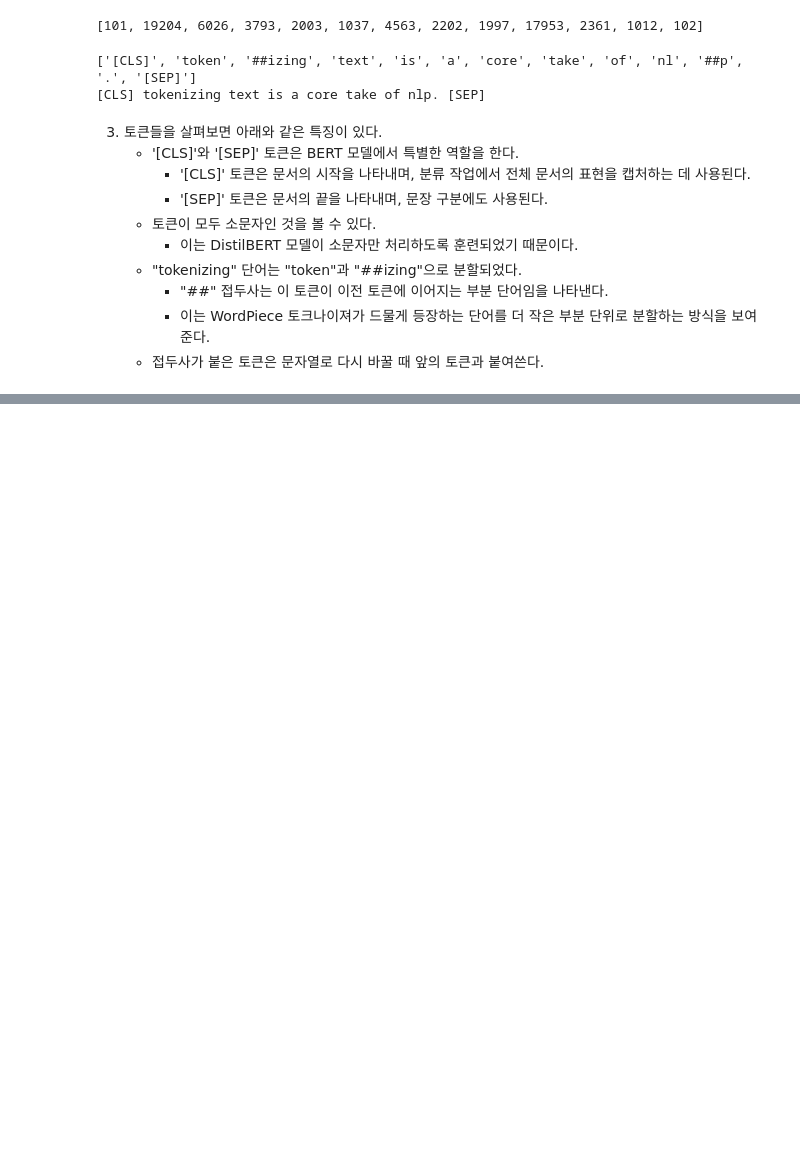
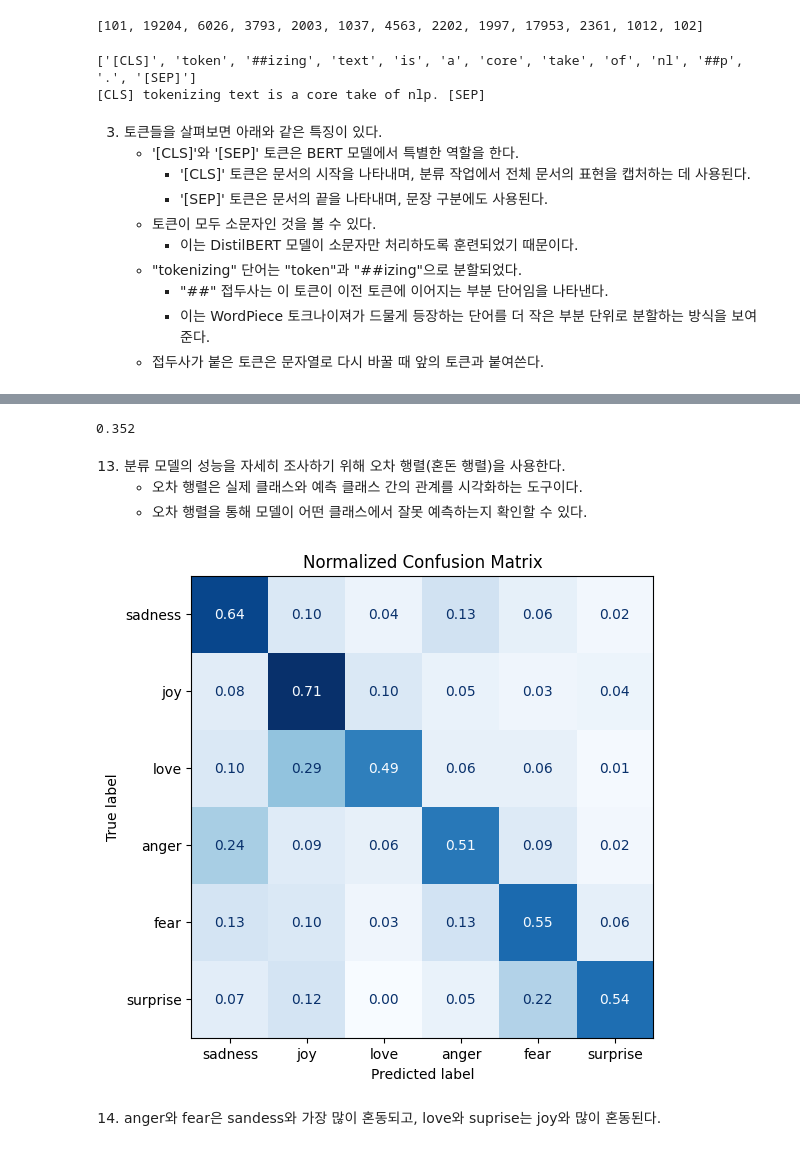
Before and after one commit to redinbluesky/nlp-with-transformers, a Jupyter notebook: 02-텍스트 분류.ipynb, the cells around one changed output, grey strips where cells are left out. Saved outputs shown, nothing was run; the diff lists cells and outputs as text; code cells hidden in the pictures; blank space fills up the shorter version.

```diff
--- a/02-텍스트 분류.ipynb
+++ b/02-텍스트 분류.ipynb
@@ -390,0 +617,8 @@ print(tokenizer.convert_tokens_to_string(tokens))
+# %%
+# 사이킷런을 통해 간단한 로지스틱 회귀 분류 모델을 훈련한다.
+from sklearn.linear_model import LogisticRegression
+
+# 수렴을 보장히기 위해 max_iter=3000으로 설정한다.
+lr_clf = LogisticRegression(max_iter=3000)
+lr_clf.fit(X_train, y_train)
+lr_clf.score(x_valid, y_valid)
@@ -390,0 +633,34 @@ print(tokenizer.convert_tokens_to_string(tokens))
+# %%
+# DummyClassifier를 사용해 기준 모델을 만든다.
+from sklearn.dummy import DummyClassifier
+
+dummy_clf = DummyClassifier(strategy="most_frequent")
+dummy_clf.fit(X_train, y_train)
+dummy_clf.score(x_valid, y_valid)
+# %% [output]
+0.352
+# %% [markdown]
+13. 분류 모델의 성능을 자세히 조사하기 위해 오차 행렬(혼돈 행렬)을 사용한다.
+    - 오차 행렬은 실제 클래스와 예측 클래스 간의 관계를 시각화하는 도구이다.
+    - 오차 행렬을 통해 모델이 어떤 클래스에서 잘못 예측하는지 확인할 수 있다.
+# %%
+# 오차 행렬을 사용하여 모델의 성능을 자세히 조사한다.
+from sklearn.metrics import ConfusionMatrixDisplay, confusion_matrix
+
+def plot_confusion_matrix(y_true, y_pred, labels):
+    '''
+        오차 행렬을 시각화하는 함수
+    '''
+    cm = confusion_matrix(y_true, y_pred, normalize='true')
+    fig, ax = plt.subplots(figsize=(6, 6))
+    disp = ConfusionMatrixDisplay(confusion_matrix=cm, display_labels=labels)
+    disp.plot(cmap=plt.cm.Blues, values_format='.2f', ax=ax, colorbar=False)
+    plt.title("Normalized Confusion Matrix")
+    plt.show()
+
+y_pred = lr_clf.predict(x_valid)
+plot_confusion_matrix(y_pred, y_valid, labels)
+# %% [output]
+[figure, added]
+# %% [markdown]
+14. anger와 fear은 sandess와 가장 많이 혼동되고, love와 suprise는 joy와 많이 혼동된다.
```
Also changed, not shown: parts of 27 cells of this notebook, 5 other files.
